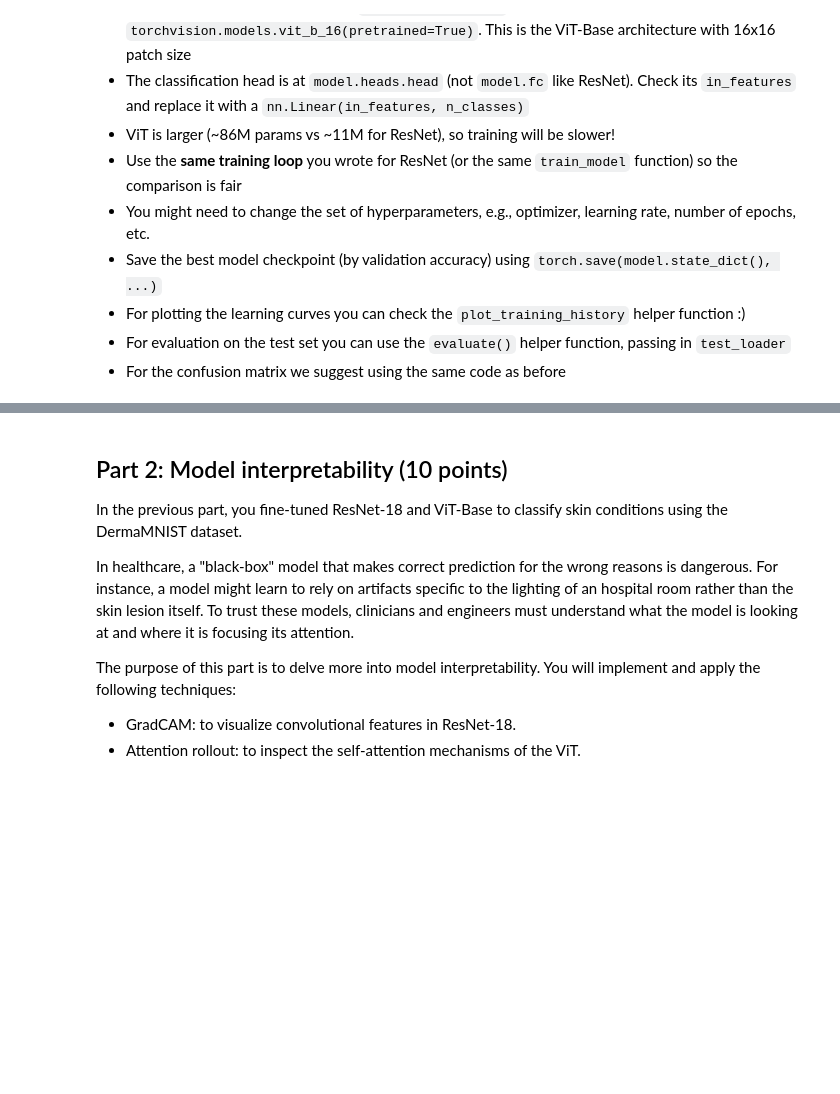
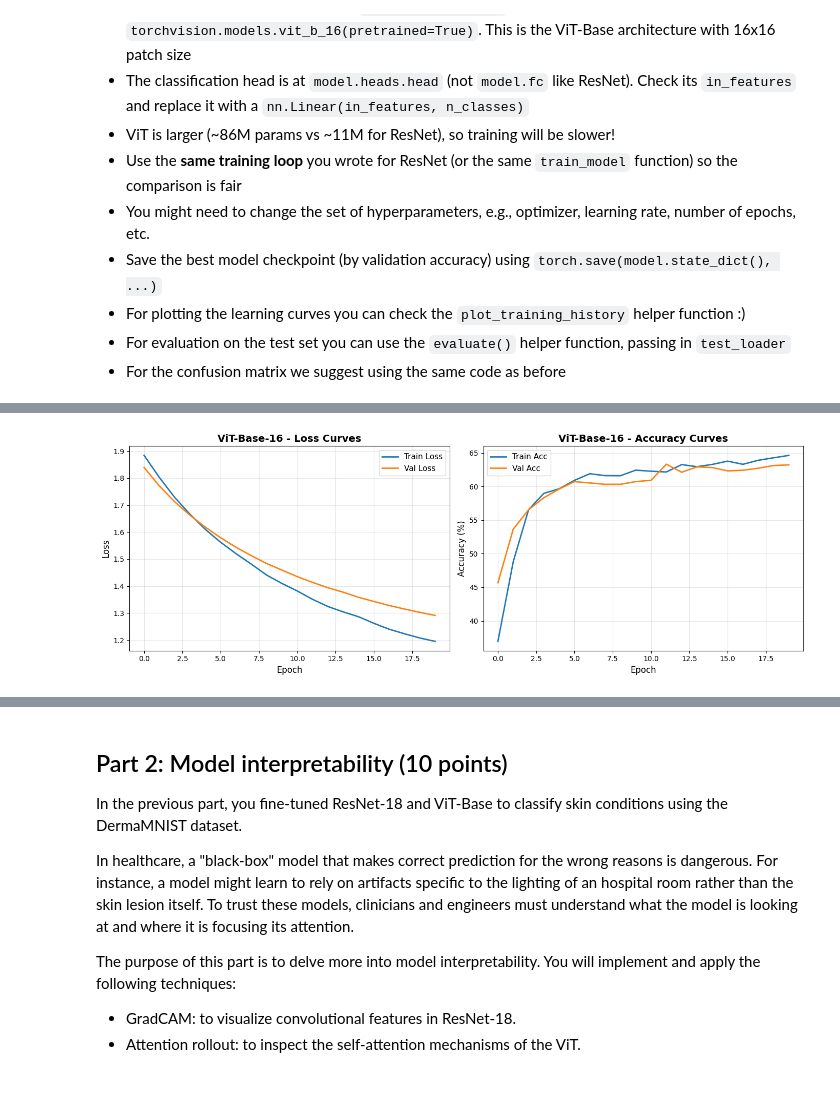
Before and after one commit to rutgervanrijswijck/ML-doctor, a Jupyter notebook: Final_Assignment_2026.ipynb, the cells around one changed output, grey strips where cells are left out. Cells and saved outputs as stored; diff of their text form; code cells hidden in the pictures; blank space fills up the shorter version.

```diff
--- a/Final_Assignment_2026.ipynb
+++ b/Final_Assignment_2026.ipynb
@@ -655,0 +745,22 @@ Accuracy alone can be misleading - especially on an imbalanced dataset like Derm
+# %%
+### YOUR IMPLEMENTATION HERE (Training function)
+# You should use the same function implemented before
+# If you need any adjustment do it here
+# Otherwise delete this cell
+
+# Define Optimizer specifically for the ViT model
+# We use a slightly lower learning rate (3e-5) which often works better for ViTs
+optimizer_vit = optim.Adam(vit_model.parameters(), lr=3e-5, weight_decay=1e-4)
+
+print("Starting ViT-Base Training (This will take longer than ResNet!)...")
+if not skip_training:
+    vit_model, vit_history = train_model(
+        model=vit_model,
+        train_loader=train_loader,
+        val_loader=val_loader,
+        criterion=criterion,  # Re-using the same weighted loss from our ResNet tweaks
+        optimizer=optimizer_vit,
+        num_epochs=CONFIG['num_epochs'],
+        device=CONFIG['device'],
+        model_name="vit_base"
+    )
@@ -656,3 +819,12 @@ Accuracy alone can be misleading - especially on an imbalanced dataset like Derm
+# %%
+### YOUR IMPLEMENTATION HERE (Plots)
+# Check the `plot_training_history()` helper function above
+if 'vit_history' in locals():
+    plot_training_history(vit_history, "ViT-Base-16")
+else:
+    print("No training history found. Make sure to train the model or load a saved history before plotting.")
+# %% [output]
+[figure, added]
 # %%
 ### YOUR IMPLEMENTATION HERE (Evaluation on test set)
 # Check the `evaluate()` helper function above
```
Also changed, not shown: parts of 15 cells of this notebook, 11 other files.
